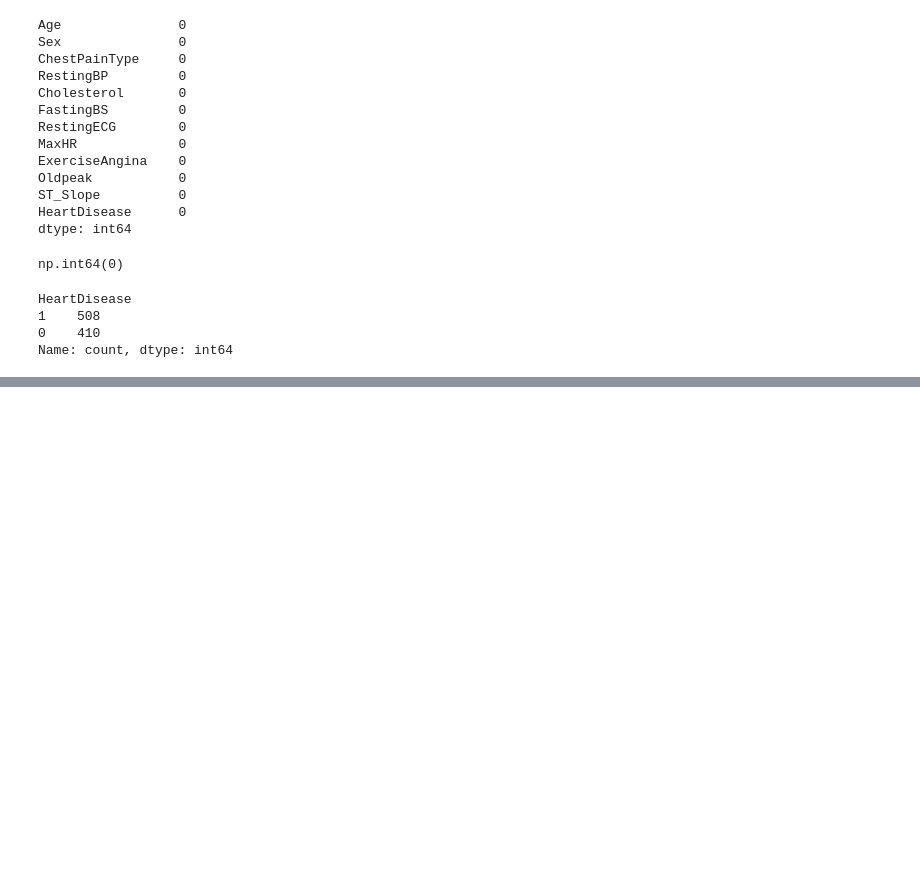
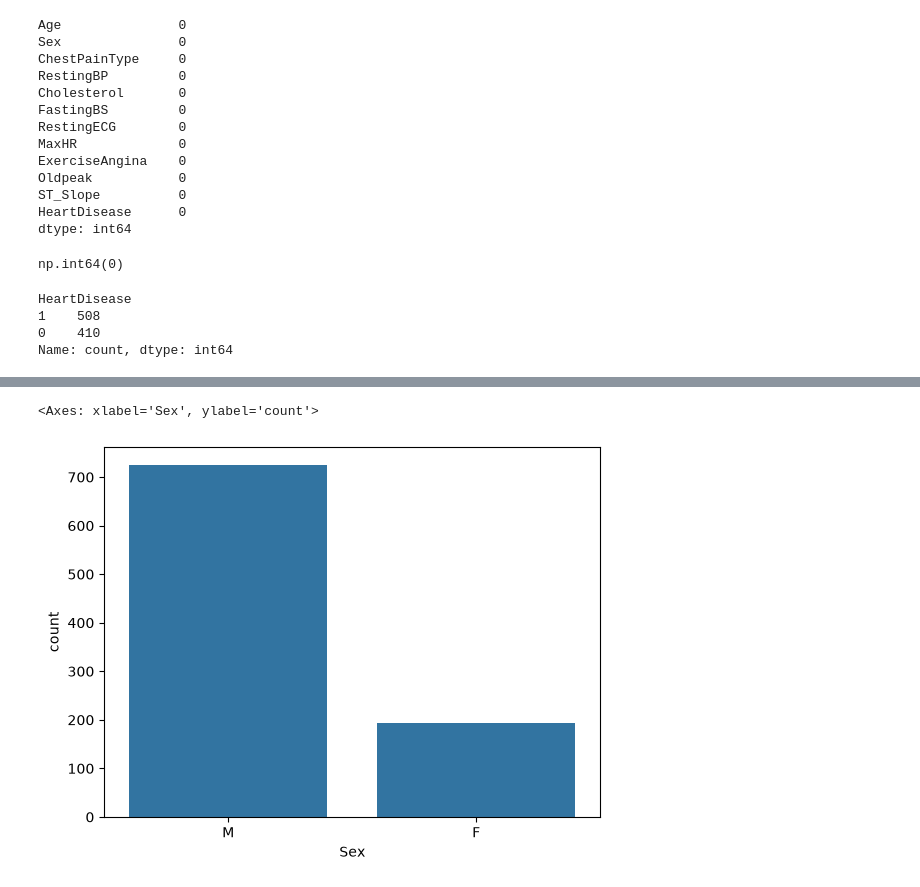
Before and after one commit to maazsheikh039/MACHINE_LEARNING_PRACTICE, a Jupyter notebook: DataCleaningAndVisualizing_02.ipynb, the cells around one changed output, grey strips where cells are left out. Saved outputs shown, nothing was run; the diff lists cells and outputs as text; code cells hidden in the pictures; blank space fills up the shorter version.

```diff
--- a/DataCleaningAndVisualizing_02.ipynb
+++ b/DataCleaningAndVisualizing_02.ipynb
@@ -83,0 +192,5 @@ Name: count, dtype: int64
+# %%
+sns.countplot(x= df['Sex'])
+# %% [output]
+<Axes: xlabel='Sex', ylabel='count'>
+[figure, added]
```
Also changed, not shown: parts of 19 cells of this notebook, 2 other files.
